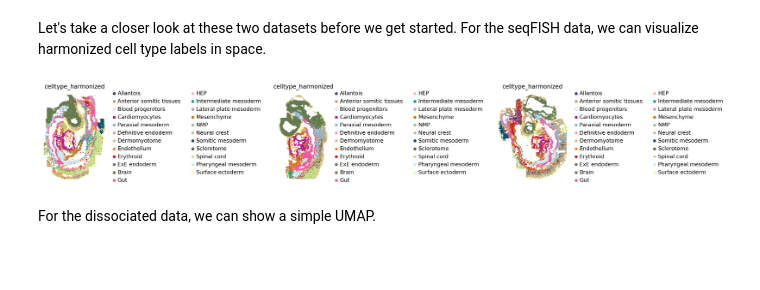
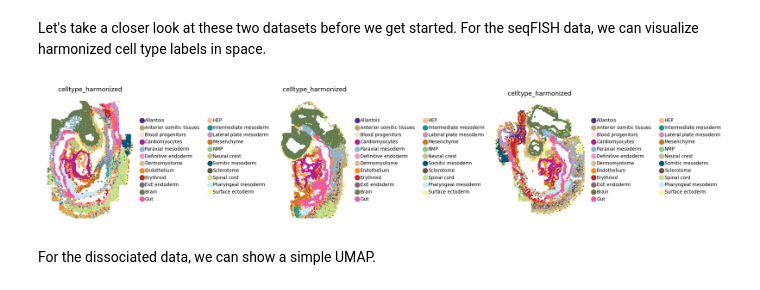
Before and after one commit to quadbio/cellmapper, a Jupyter notebook: docs/notebooks/tutorials/spatial_mapping.ipynb, the cells around one changed output. Saved outputs shown, nothing was run; the diff lists cells and outputs as text; code cells hidden in the pictures; blank space fills up the shorter version.

Commit message:
Fix the figure aspect ration

```diff
--- a/docs/notebooks/tutorials/spatial_mapping.ipynb
+++ b/docs/notebooks/tutorials/spatial_mapping.ipynb
@@ -82,16 +82,17 @@ Let's take a closer look at these two datasets before we get started. For the se
 # %%
 with warnings.catch_warnings():
     warnings.simplefilter("ignore")
 
-    sq.pl.spatial_scatter(
-        ad_sp,
-        library_key="embryo",
-        color="celltype_harmonized",
-        shape=None,
-        wspace=1.0,
-    )
+    with plt.rc_context({"figure.figsize": (2, 3), "legend.fontsize": 6, "axes.titlesize": 8}):
+        sq.pl.spatial_scatter(
+            ad_sp,
+            library_key="embryo",
+            color="celltype_harmonized",
+            shape=None,
+            wspace=1.1,
+        )
 # %% [output]
-[figure, old version]
+[figure, new version]
 # %% [markdown]
 For the dissociated data, we can show a simple UMAP.
 # %%
```
